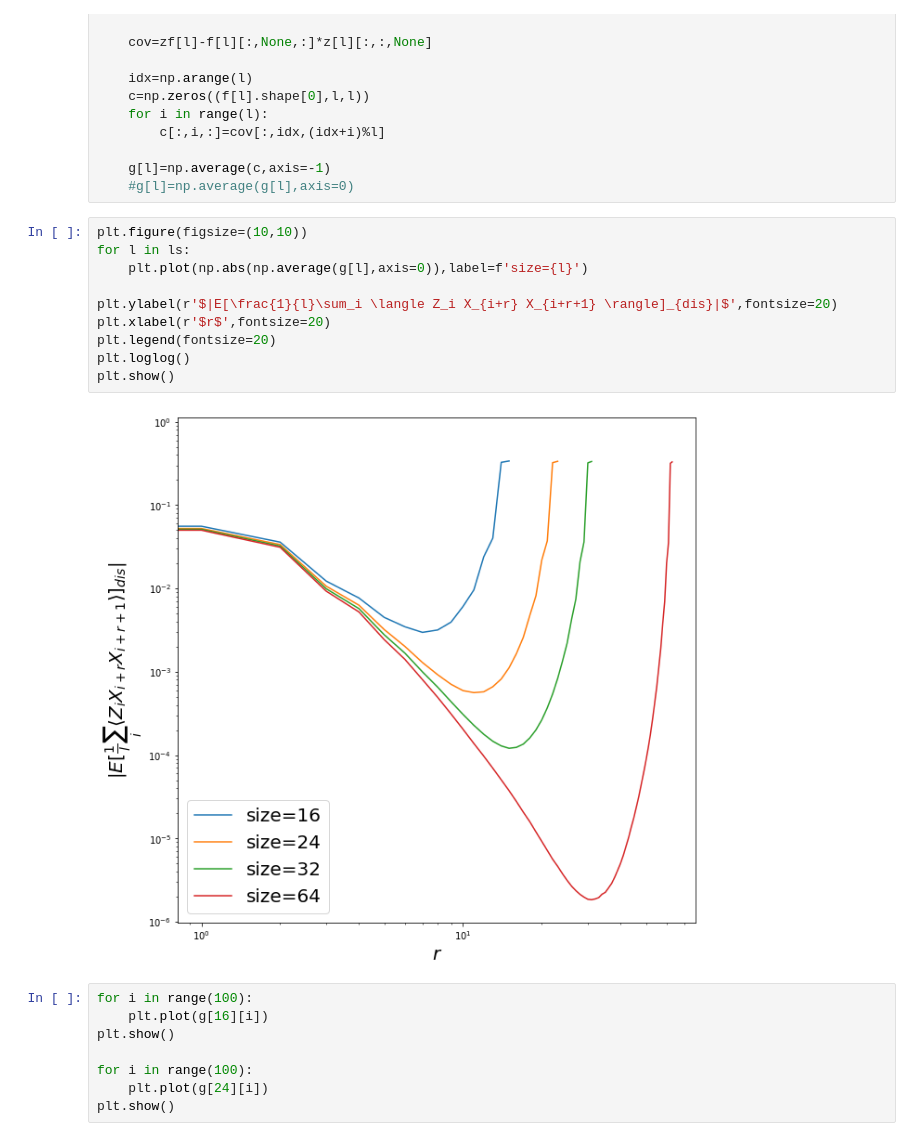
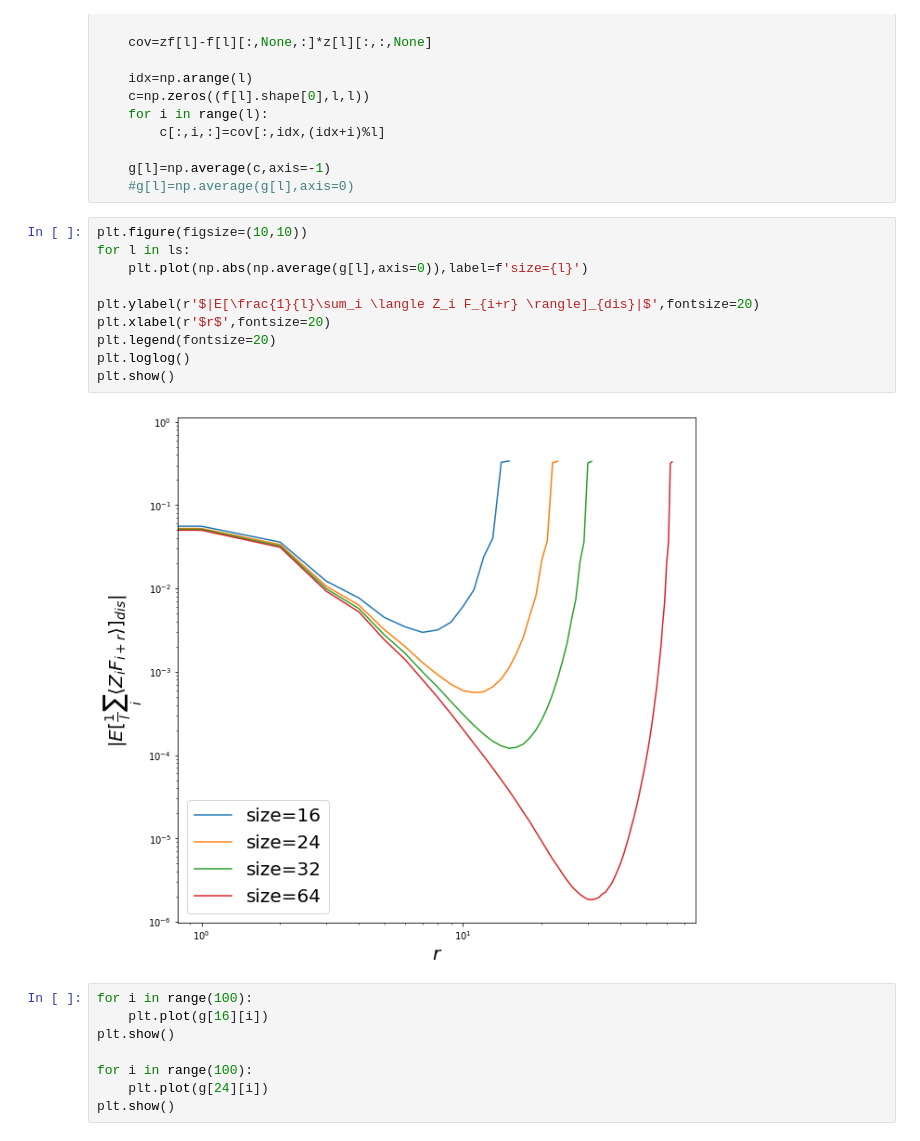
Before and after one commit to emacosta95/quantum_simulations_for_ising, a Jupyter notebook: CorrelationZXX.ipynb, the cells around one changed output. Saved outputs shown, nothing was run; the diff lists cells and outputs as text.

```diff
--- a/CorrelationZXX.ipynb
+++ b/CorrelationZXX.ipynb
@@ -37,15 +37,15 @@ for l in ls:
 # %%
 plt.figure(figsize=(10,10))
 for l in ls:
     plt.plot(np.abs(np.average(g[l],axis=0)),label=f'size={l}')
 
-plt.ylabel(r'$|E[\frac{1}{l}\sum_i \langle Z_i X_{i+r} X_{i+r+1} \rangle]_{dis}|$',fontsize=20)
+plt.ylabel(r'$|E[\frac{1}{l}\sum_i \langle Z_i F_{i+r} \rangle]_{dis}|$',fontsize=20)
 plt.xlabel(r'$r$',fontsize=20)
 plt.legend(fontsize=20)
 plt.loglog()
 plt.show()
 # %% [output]
-[figure, old version]
+[figure, new version]
 # %%
 for i in range(100):
     plt.plot(g[16][i])
```
Also changed, not shown: 5 other files.
